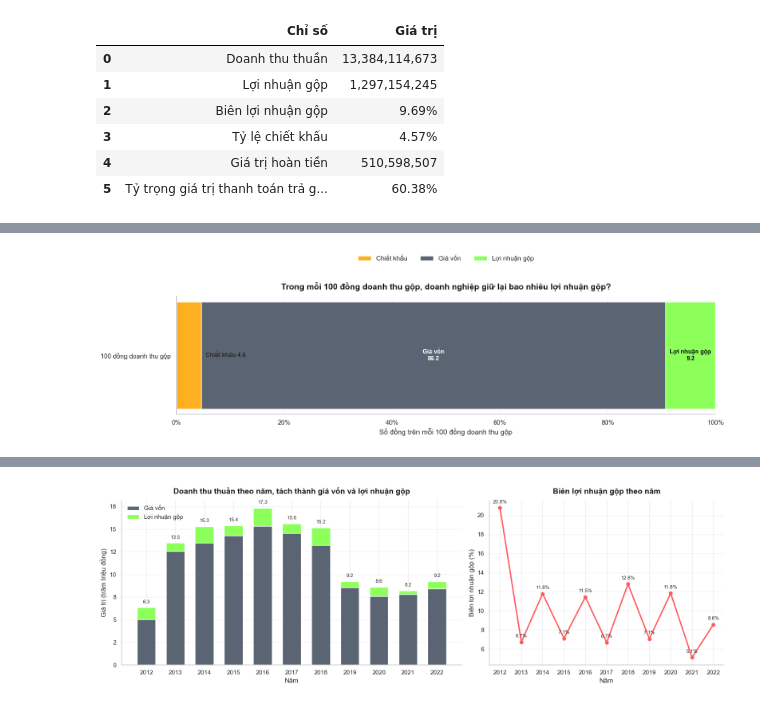
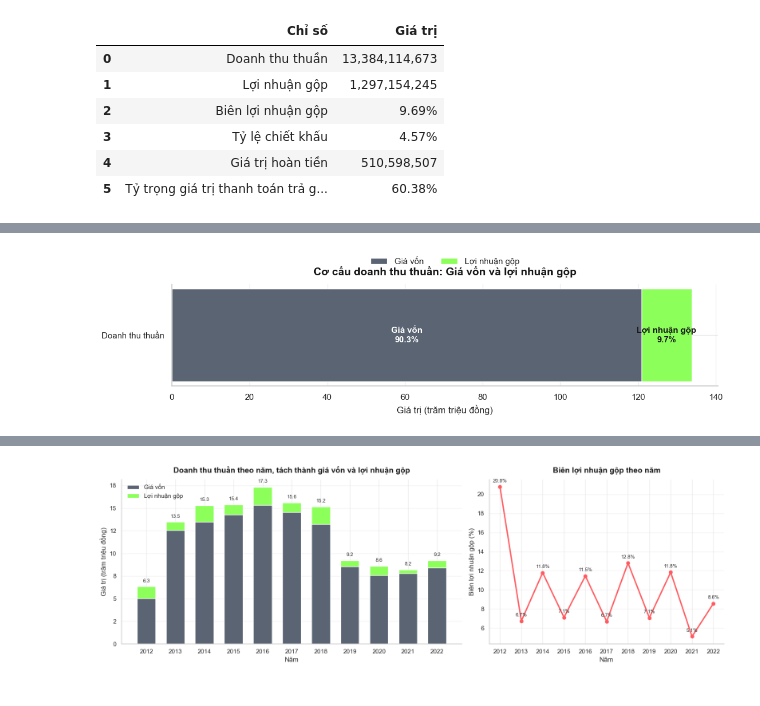
Before and after one commit to nguyen-lam-phuong-thao/datathon-2026-F.E.N.S, a Jupyter notebook: notebooks/Phan_2_EDA.ipynb, the cells around one changed output, grey strips where cells are left out. Cells and saved outputs as stored; diff of their text form; code cells hidden in the pictures.

```diff
--- a/notebooks/Phan_2_EDA.ipynb
+++ b/notebooks/Phan_2_EDA.ipynb
@@ -1455,54 +1499,48 @@ Quy mô doanh thu lớn nhưng biên gộp chỉ ~9.2% — rất mỏng. Hơn 60
 # %%
-fig, ax = plt.subplots(figsize=(15, 5))
+chart_2_components = pd.DataFrame(
+    {
+        'Cấu phần': ['Giá vốn', 'Lợi nhuận gộp'],
+        'Giá trị': [total_cogs, total_gross_profit],
+        'Tỷ trọng': [cogs_share_of_net_revenue, gross_profit_share_of_net_revenue],
+        'Màu': [PALETTE['base_bar'], PALETTE['green']],
+    }
+)
+
+fig, ax = plt.subplots(figsize=(11.5, 3.4))
+
 left = 0.0
-
-for _, row in revenue_quality_mix.iterrows():
+for _, row in chart_2_components.iterrows():
     ax.barh(
-        ['100 đồng doanh thu gộp'],
-        row['per_100_gross_sales'],
+        ['Doanh thu thuần'],
+        row['Giá trị'],
         left=left,
-        color=row['color'],
+        color=row['Màu'],
         height=0.58,
-        label=row['component'],
+        label=row['Cấu phần'],
     )
-    label_x = left + row['per_100_gross_sales'] / 2
-    text_color = PALETTE['white'] if row['component'] == 'Giá vốn' else PALETTE['black']
-    label_text = f"{row['component']}\n{row['per_100_gross_sales']:.1f}"
-    if row['per_100_gross_sales'] >= 7:
-        ax.text(
-            label_x,
-            0,
-            label_text,
-            ha='center',
-            va='center',
-            fontsize=10,
-            fontweight='bold',
-            color=text_color,
-        )
-    else:
-        ax.text(
-            left + row['per_100_gross_sales'] + 0.8,
-            0,
-            label_text.replace('\n', ' '),
-            ha='left',
-            va='center',
-            fontsize=10,
-            fontweight='bold',
-            color=PALETTE['dark_gray'],
-        )
-    left += row['per_100_gross_sales']
+    ax.text(
+        left + row['Giá trị'] / 2,
+        0,
+        f"{row['Cấu phần']}\n{row['Tỷ trọng']:.1%}",
+        ha='center',
+        va='center',
+        fontsize=11,
+        fontweight='bold',
+        color=PALETTE['white'] if row['Cấu phần'] == 'Giá vốn' else PALETTE['black'],
+    )
+    left += row['Giá trị']
 
 clean_axis(
     ax,
-    xlabel='Số đồng trên mỗi 100 đồng doanh thu gộp',
+    xlabel='Giá trị (trăm triệu đồng)',
     ylabel='',
-    title='Trong mỗi 100 đồng doanh thu gộp, doanh nghiệp giữ lại bao nhiêu lợi nhuận gộp?',
+    title='Cơ cấu doanh thu thuần: Giá vốn và lợi nhuận gộp',
 )
-ax.set_xlim(0, 100)
-ax.xaxis.set_major_formatter(mticker.FuncFormatter(axis_phan_tram))
+ax.xaxis.set_major_formatter(mticker.FuncFormatter(axis_tram_trieu))
 ax.grid(axis='x', alpha=0.25)
-ax.legend(frameon=False, ncol=3, bbox_to_anchor=(0.5, 1.32), loc='center')
+ax.legend(frameon=False, ncol=2, bbox_to_anchor=(0.5, 1.22), loc='center')
+
 plt.tight_layout()
 plt.show()
 # %% [output]
-[figure, old version]
+[figure, new version]
```
Also changed, not shown: parts of 39 cells of this notebook.
